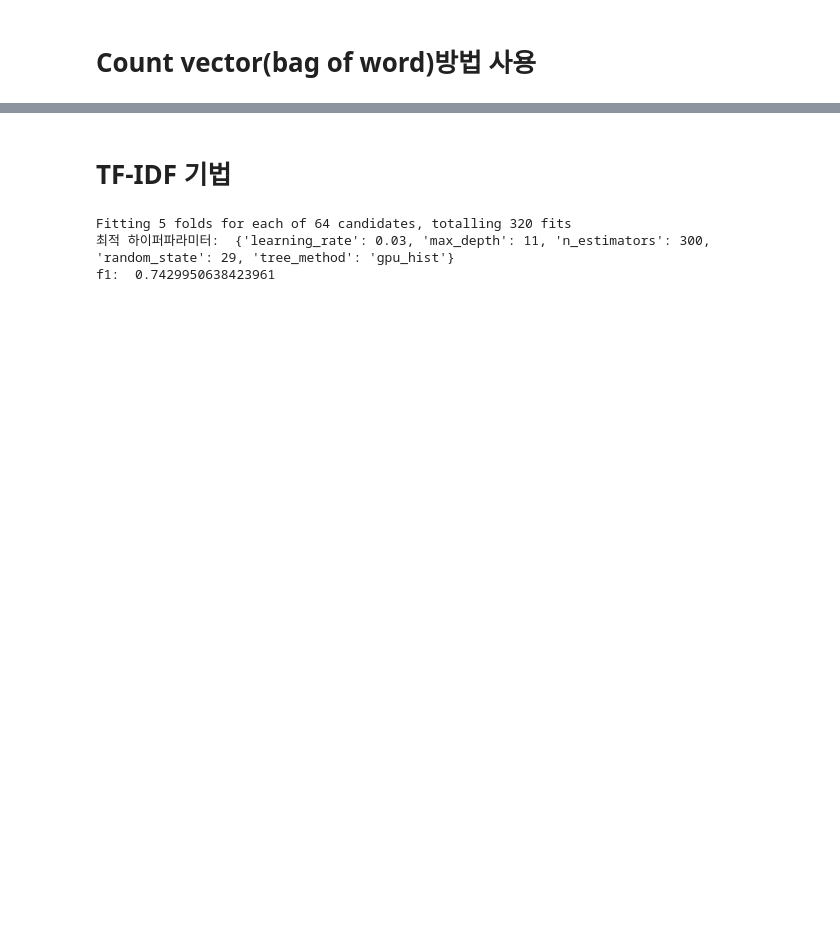
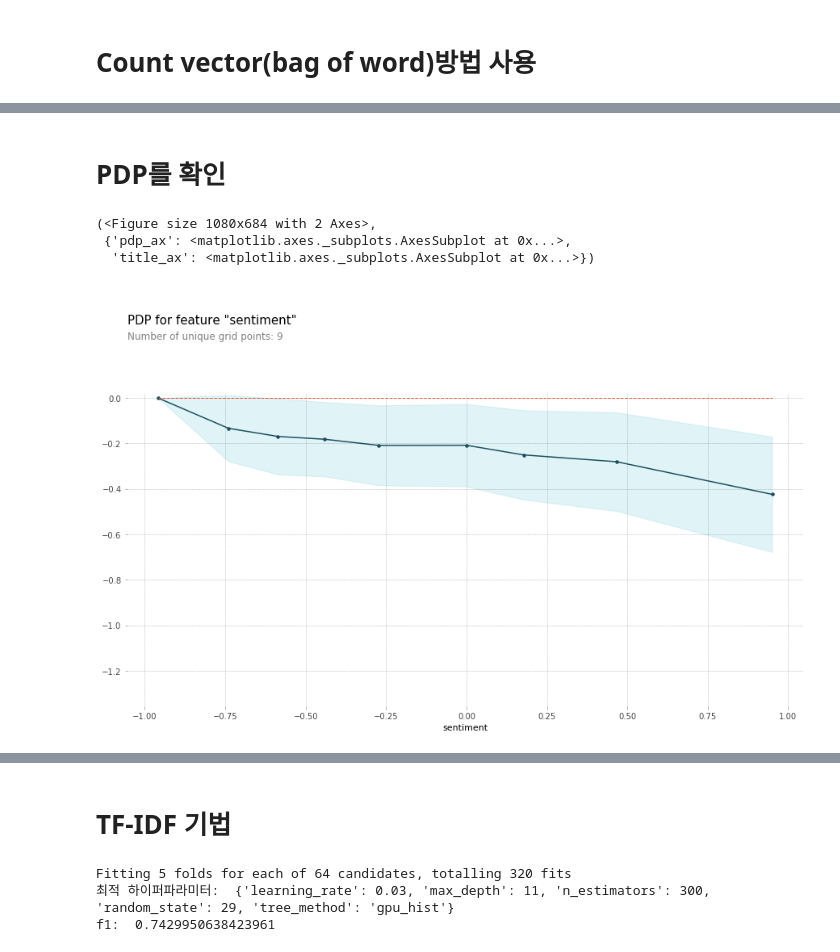
Before and after one commit to GyeongHwan-Jang/bootproject, a Jupyter notebook: project2.ipynb, the cells around one changed output, grey strips where cells are left out. Saved outputs shown, nothing was run; the diff lists cells and outputs as text; code cells hidden in the pictures; blank space fills up the shorter version.

```diff
--- a/project2.ipynb
+++ b/project2.ipynb
@@ -207,20 +254,23 @@ test_vectors = skb.transform(test_vectors)
 X_train = df_train.drop(columns = [target, "id", "text", "text punct"]).merge(pd.DataFrame(train_vectors.toarray(), columns = skb.get_feature_names_out(count_vectorizer.get_feature_names_out())), left_index = True, right_index = True)
 y_train = df_train[target]
 X_test = df_test.drop(columns = ["id", "text", "text punct"]).merge(pd.DataFrame(test_vectors.toarray(), columns = skb.get_feature_names_out(count_vectorizer.get_feature_names_out())), left_index = True, right_index = True)
+# %%
+X_train, X_val, y_train, y_val = train_test_split(X_train, y_train, train_size = 0.8, random_state = 29)
 # %%
 # 특성 전처리
 pipe_pre =  make_pipeline(TargetEncoder(), SimpleImputer())
 
 X_train_e = pipe_pre.fit_transform(X_train, y_train)
+X_val_e = pipe_pre.transform(X_val)
 X_test_e = pipe_pre.transform(X_test)
 # %%
 # XGB 분류기를 사용하여 학습
 clf = XGBClassifier()
 
 search_space = [
-    {"n_estimators": range(100, 500, 100),
-     "max_depth": range(1, 20, 5),
-     "learning_rate": np.arange(0.01, 0.05, 0.01),
+    {"n_estimators": [300],
+     "max_depth": [16],
+     "learning_rate": [0.04],
      "random_state": [29],
      "tree_method": ["gpu_hist"]}  # For using the GPU.
 ]
@@ -237,7 +287,7 @@ grid = GridSearchCV(estimator = clf,
                     verbose = 2,
                     refit = True)
 
-grid.fit(X_train_e, y_train)
+grid.fit(pd.DataFrame(X_train_e, columns = X_train.columns), pd.DataFrame(y_train, columns = [target]))
 
 print('최적 하이퍼파라미터: ', grid.best_params_)
 print('f1: ', grid.best_score_)
@@ -247,0 +300,18 @@ f1:  0.7593605145279272
+# %%
+# permuter 정의
+permuter = PermutationImportance(
+    grid, # model
+    scoring = 'f1', # metric
+    n_iter = 5, # 다른 random seed를 사용하여 5번 반복
+    random_state = 29
+)
+
+# 실제로 fit 의미보다는 스코어를 다시 계산하는 작업입니다
+permuter.fit(X_val_e, y_val);
+
+# 특성별 score 확인
+eli5.show_weights(
+    permuter,
+    top = None,
+    feature_names = X_train.columns.to_list()
+)
@@ -247,0 +336,20 @@ f1:  0.7593605145279272
+# %% [markdown]
+# PDP를 확인
+# %%
+feature = "sentiment"
+
+isolated = pdp_isolate(
+    model = grid,
+    dataset = pd.DataFrame(X_val_e, columns = X_val.columns),
+    model_features = X_val.columns,
+    feature = feature,
+    grid_type = 'percentile',
+    num_grid_points = 10
+)
+
+pdp_plot(isolated, feature_name = feature)
+# %% [output]
+(<Figure size 1080x684 with 2 Axes>,
+ {'pdp_ax': <matplotlib.axes._subplots.AxesSubplot at 0x...>,
+  'title_ax': <matplotlib.axes._subplots.AxesSubplot at 0x...>})
+[figure, added]
```
Also changed, not shown: parts of 26 cells of this notebook.
